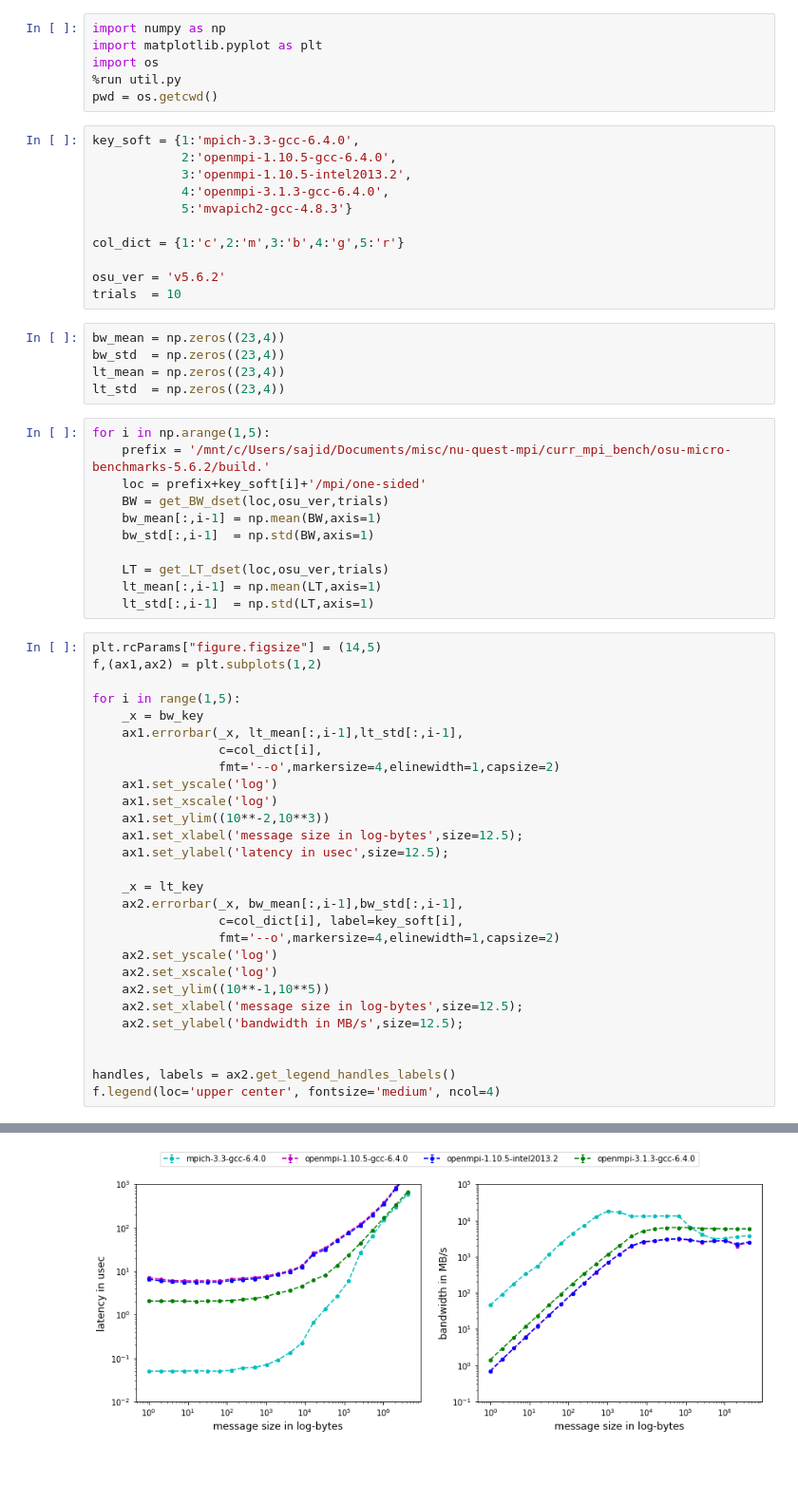
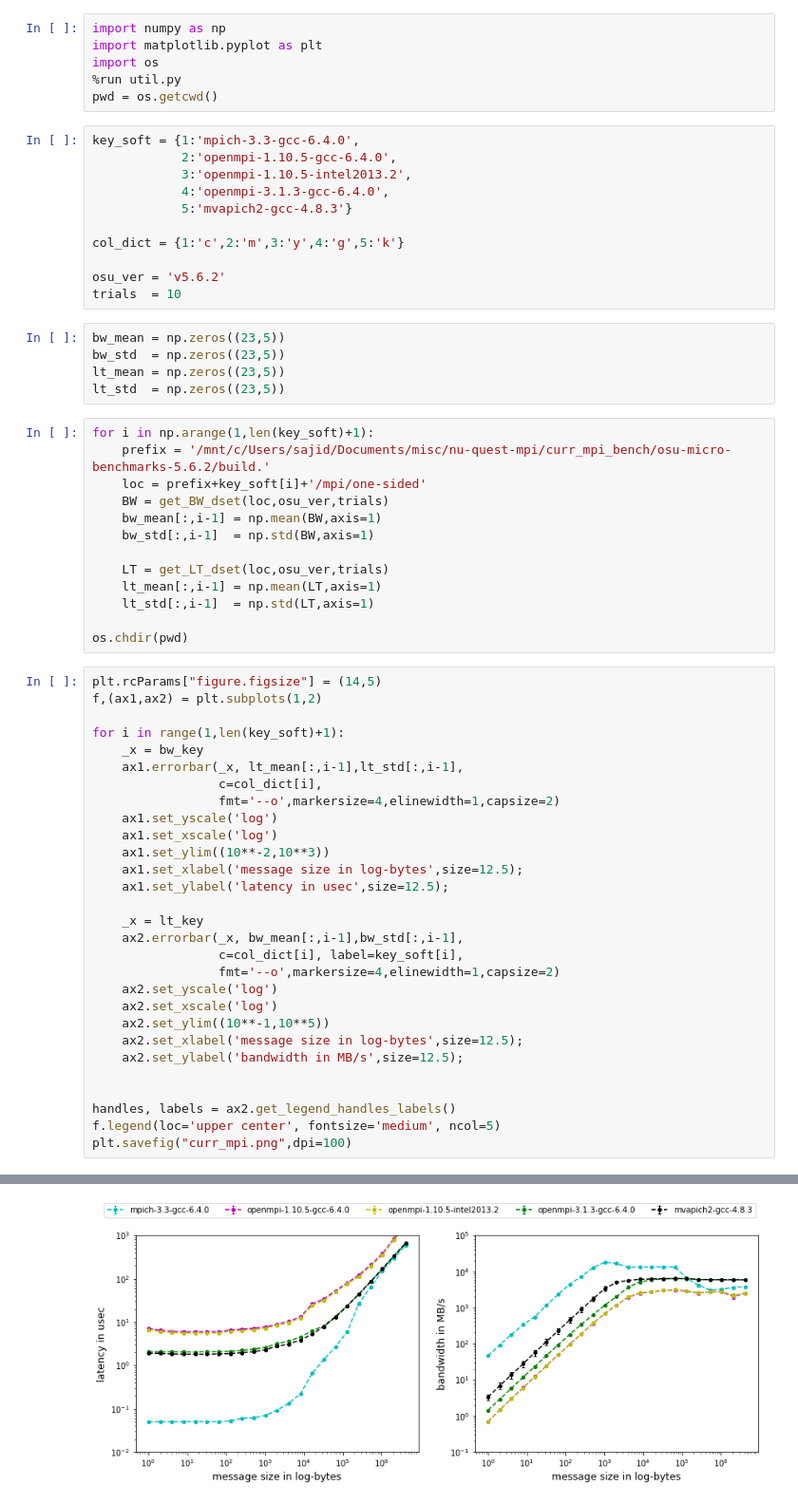
Before and after one commit to s-sajid-ali/nu-quest-bench, a Jupyter notebook: curr_mpi.ipynb, the cells around one changed output, grey strips where cells are left out. Shown at 95% size. Drawn from its saved outputs; the diff is of its cells as text; blank space fills up the shorter version.

Commit message:
Save plots
	modified:   curr_mpi.ipynb
	modified:   new_mpi.ipynb
	new file:   plots/curr_mpi.png
	new file:   plots/new_mpi.png

```diff
--- a/curr_mpi.ipynb
+++ b/curr_mpi.ipynb
@@ -11,17 +11,17 @@ key_soft = {1:'mpich-3.3-gcc-6.4.0',
             4:'openmpi-3.1.3-gcc-6.4.0',
             5:'mvapich2-gcc-4.8.3'}
 
-col_dict = {1:'c',2:'m',3:'b',4:'g',5:'r'}
+col_dict = {1:'c',2:'m',3:'y',4:'g',5:'k'}
 
 osu_ver = 'v5.6.2'
 trials  = 10
 # %%
-bw_mean = np.zeros((23,4))
-bw_std  = np.zeros((23,4))
-lt_mean = np.zeros((23,4))
-lt_std  = np.zeros((23,4))
+bw_mean = np.zeros((23,5))
+bw_std  = np.zeros((23,5))
+lt_mean = np.zeros((23,5))
+lt_std  = np.zeros((23,5))
 # %%
-for i in np.arange(1,5):
+for i in np.arange(1,len(key_soft)+1):
     prefix = '/mnt/c/Users/sajid/Documents/misc/nu-quest-mpi/curr_mpi_bench/osu-micro-benchmarks-5.6.2/build.'
     loc = prefix+key_soft[i]+'/mpi/one-sided'
     BW = get_BW_dset(loc,osu_ver,trials)
@@ -31,11 +31,13 @@ for i in np.arange(1,5):
     LT = get_LT_dset(loc,osu_ver,trials)
     lt_mean[:,i-1] = np.mean(LT,axis=1)
     lt_std[:,i-1]  = np.std(LT,axis=1)
+
+os.chdir(pwd)
 # %%
 plt.rcParams["figure.figsize"] = (14,5)
 f,(ax1,ax2) = plt.subplots(1,2)
 
-for i in range(1,5):
+for i in range(1,len(key_soft)+1):
     _x = bw_key
     ax1.errorbar(_x, lt_mean[:,i-1],lt_std[:,i-1],
                  c=col_dict[i],
@@ -58,5 +60,6 @@ for i in range(1,5):
 
 
 handles, labels = ax2.get_legend_handles_labels()
-f.legend(loc='upper center', fontsize='medium', ncol=4)
+f.legend(loc='upper center', fontsize='medium', ncol=5)
+plt.savefig("curr_mpi.png",dpi=100)
 # %% [output]
@@ -64 +66 @@ f.legend(loc='upper center', fontsize='medium', ncol=4)
-[figure, old version]
+[figure, new version]
```
Also changed, not shown: parts of 2 cells of this notebook, 3 other files.
